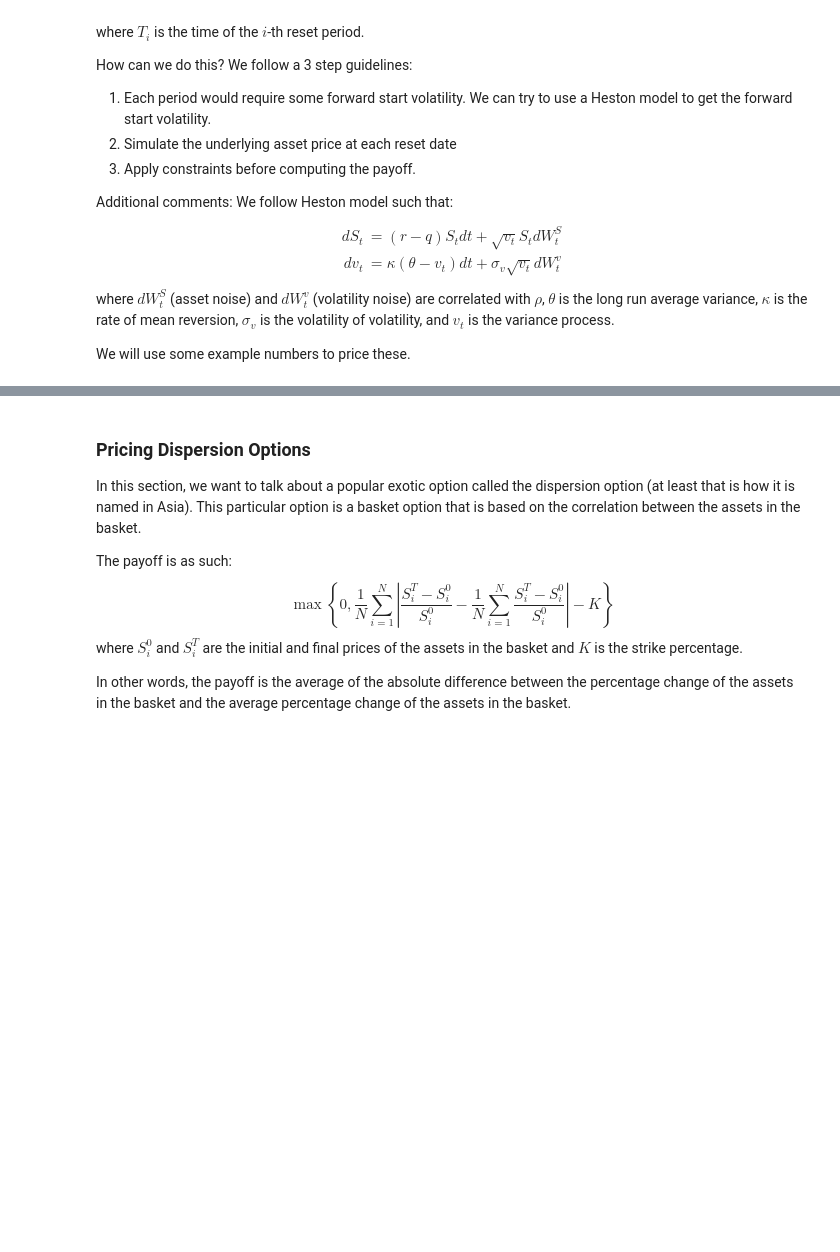
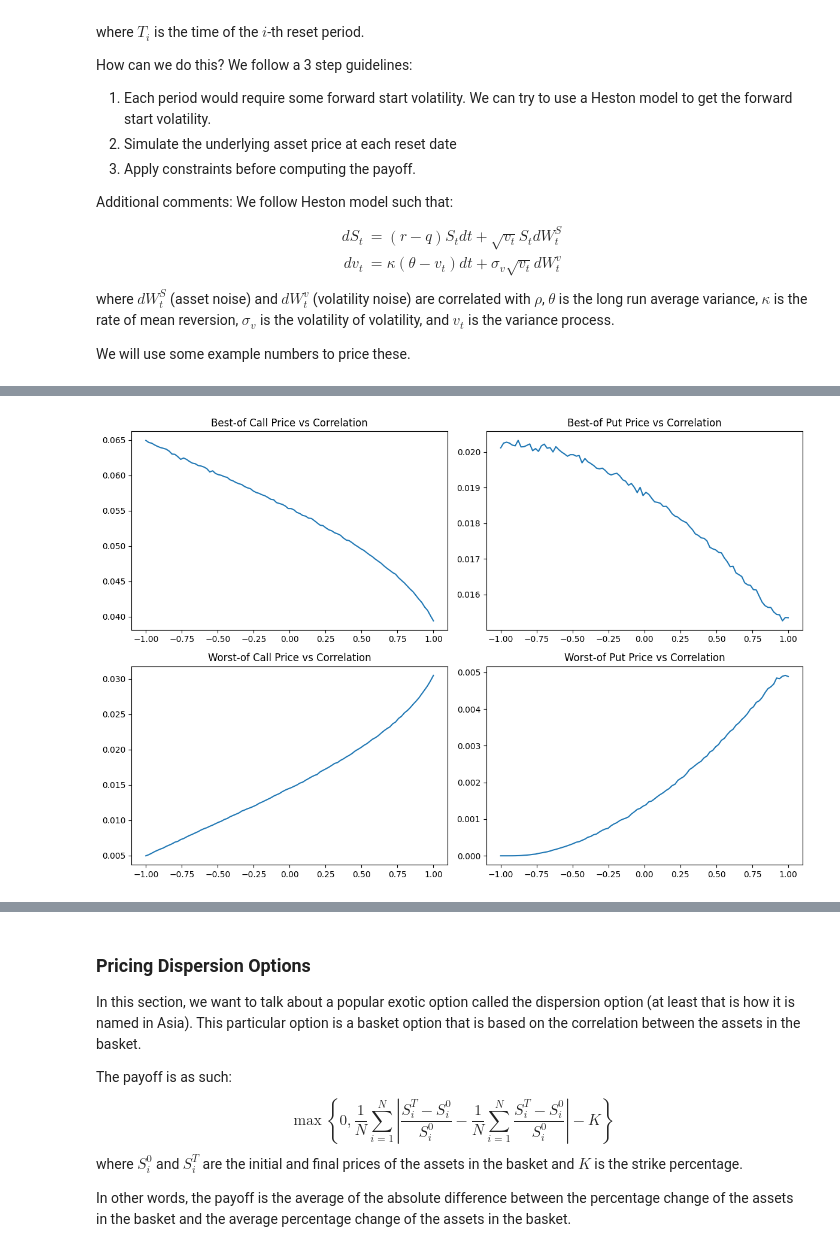
Before and after one commit to derivativestester/Numerical-Methods-For-Exotics, a Jupyter notebook: Numerical_Methods_Exotics.ipynb, the cells around one changed output, grey strips where cells are left out. Cells and saved outputs as stored; diff of their text form; code cells hidden in the pictures; blank space fills up the shorter version.

```diff
--- a/Numerical_Methods_Exotics.ipynb
+++ b/Numerical_Methods_Exotics.ipynb
@@ -1014,0 +1023,42 @@ We see that, as expected, the worst-of option value rises as the correlation bet
+# %%
+# price change in price relative to change in correlation for call, put, best-of, worst-of
+corr = np.linspace(-1, 1, 100)
+
+data = pd.DataFrame({"corr": corr})
+data["price_best_call"] = 0
+data["price_best_put"] = 0
+data["price_worst_call"] = 0
+data["price_worst_put"] = 0
+
+for i in range(len(corr)):
+    dynamics = MultiGBM(
+        S0=[100, 100],
+        r=0.05,
+        correlations=np.array([[1.0, corr[i]],
+                               [corr[i], 1.0]]),
+        sigma=np.array([[0.2, 0],
+                        [0, 0.25]])
+    )
+    price, stderr = engine.price_rainbow_multiGBM(dynamics, K, T, option = 'put', type = 'B')
+    data.loc[i, "price_best_put"] = price
+    price, stderr = engine.price_rainbow_multiGBM(dynamics, K, T, option = 'call', type = 'B')
+    data.loc[i, "price_best_call"] = price
+    price, stderr = engine.price_rainbow_multiGBM(dynamics, K, T, option = 'put', type = 'W')
+    data.loc[i, "price_worst_put"] = price
+    price, stderr = engine.price_rainbow_multiGBM(dynamics, K, T, option = 'call', type = 'W')
+    data.loc[i, "price_worst_call"] = price
+
+# plot 4 subplots
+fig, axs = plt.subplots(2, 2, figsize=(12, 8))
+axs[0, 0].plot(data["corr"], data["price_best_call"])
+axs[0, 0].set_title("Best-of Call Price vs Correlation")
+axs[0, 1].plot(data["corr"], data["price_best_put"])
+axs[0, 1].set_title("Best-of Put Price vs Correlation")
+axs[1, 0].plot(data["corr"], data["price_worst_call"])
+axs[1, 0].set_title("Worst-of Call Price vs Correlation")
+axs[1, 1].plot(data["corr"], data["price_worst_put"])
+axs[1, 1].set_title("Worst-of Put Price vs Correlation")
+plt.tight_layout()
+plt.show()
+# %% [output]
+[figure, added]
```
Also changed, not shown: parts of 26 cells of this notebook, 1 other file.
